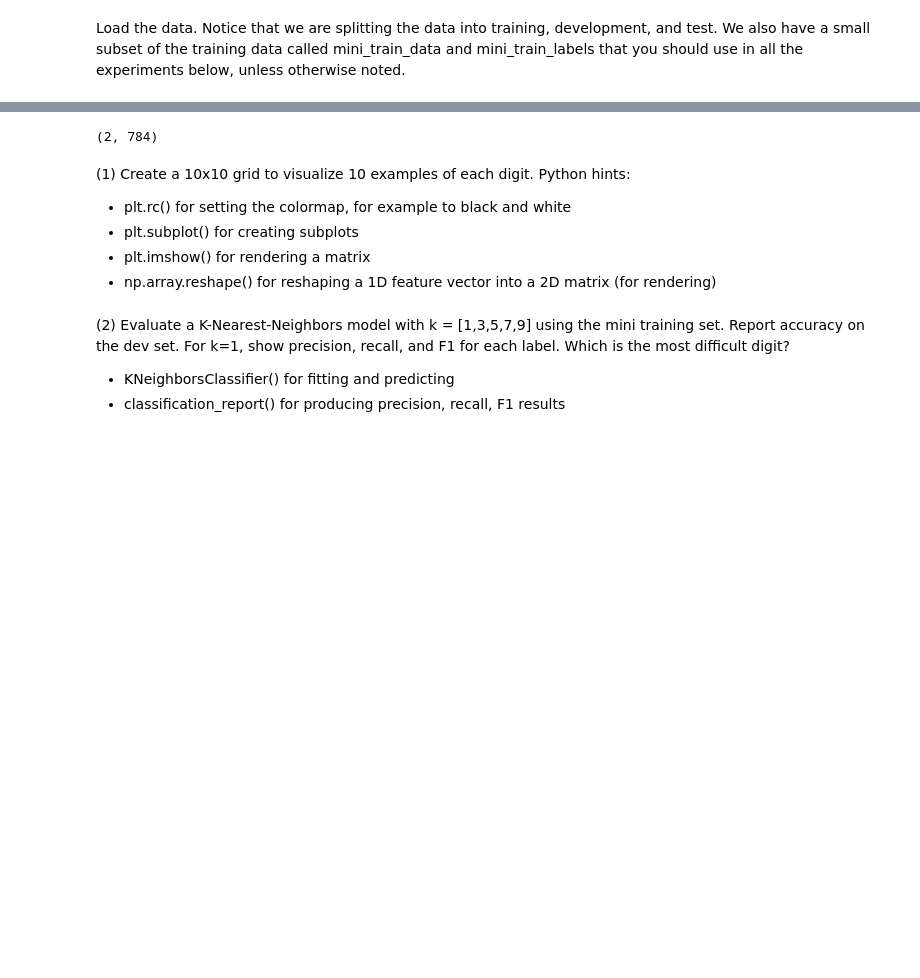
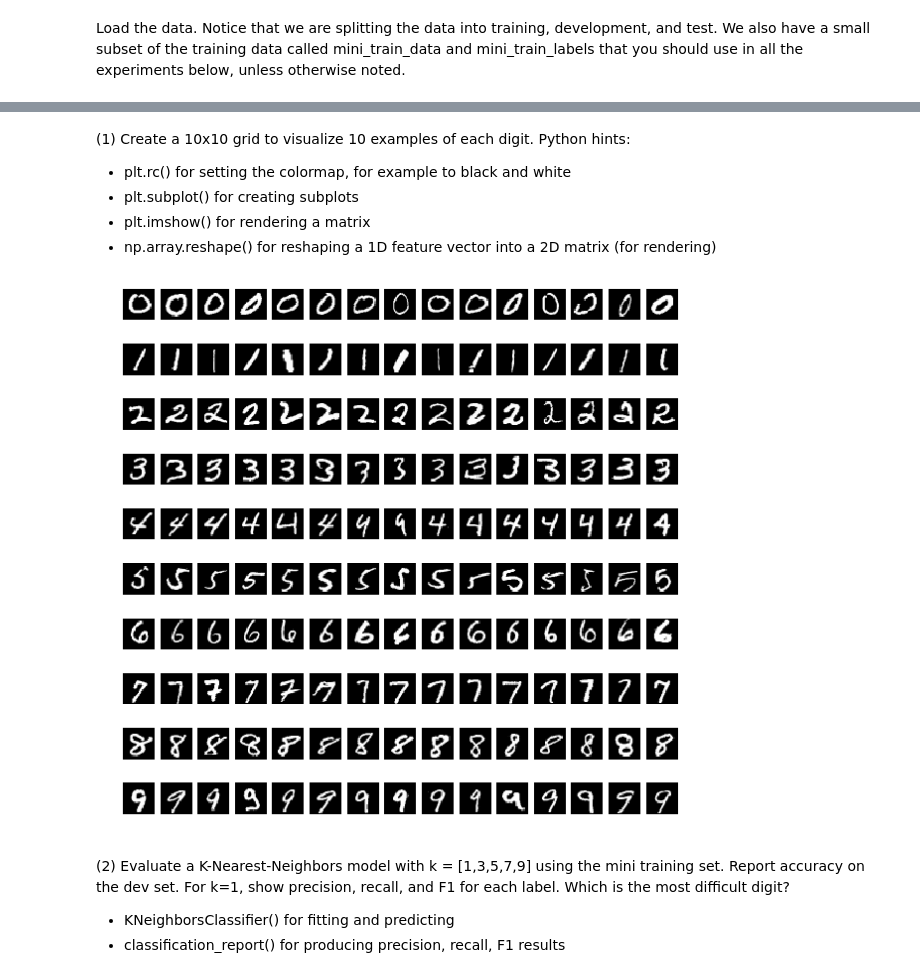
Before and after one commit to jeffrey-hsu/models, a Jupyter notebook: digit_image_classification/Jeffrey_Hsu_p1.ipynb, the cells around one changed output, grey strips where cells are left out. Cells and saved outputs as stored; diff of their text form; code cells hidden in the pictures; blank space fills up the shorter version.

Commit message:
visualize digit in P1

```diff
--- a/digit_image_classification/Jeffrey_Hsu_p1.ipynb
+++ b/digit_image_classification/Jeffrey_Hsu_p1.ipynb
@@ -64,9 +62,5 @@ mini_train_data, mini_train_labels = X[:1000], Y[:1000]
 data shape:  (70000, 784)
 label shape: (70000,)
-# %%
-print(X[:2,:].shape)
-# %% [output]
-(2, 784)
 # %% [markdown]
 (1) Create a 10x10 grid to visualize 10 examples of each digit. Python hints:
 
@@ -86,3 +71,26 @@ print(X[:2,:].shape)
+# %%
+def P1(num_examples,labels,data):
+    plot_list = []
+    for i in range(10):
+        j=0
+        plot_list.append([])
+        while len(plot_list[i]) < num_examples:
+            if labels[j] == i:
+                plot_list[i].append(data[j])
+            j +=1
+    plt.figure(figsize=(10,10))
+    for i in range(len(plot_list)):
+        for j in range(num_examples):
+            plt.subplot(len(plot_list),num_examples,(i*num_examples)+j+1)
+            pixels = plot_list[i][j]
+            pixels = pixels.reshape((28,28))
+            plt.imshow(pixels, cmap='gray')
+            plt.axis('off')
+    plt.show()
+
+P1(15,mini_train_labels,mini_train_data)
+# %% [output]
+[figure, added]
 # %% [markdown]
 (2) Evaluate a K-Nearest-Neighbors model with k = [1,3,5,7,9] using the mini training set. Report accuracy on the dev set. For k=1, show precision, recall, and F1 for each label. Which is the most difficult digit?
 
```
Also changed, not shown: parts of 3 cells of this notebook, 1 other file.
